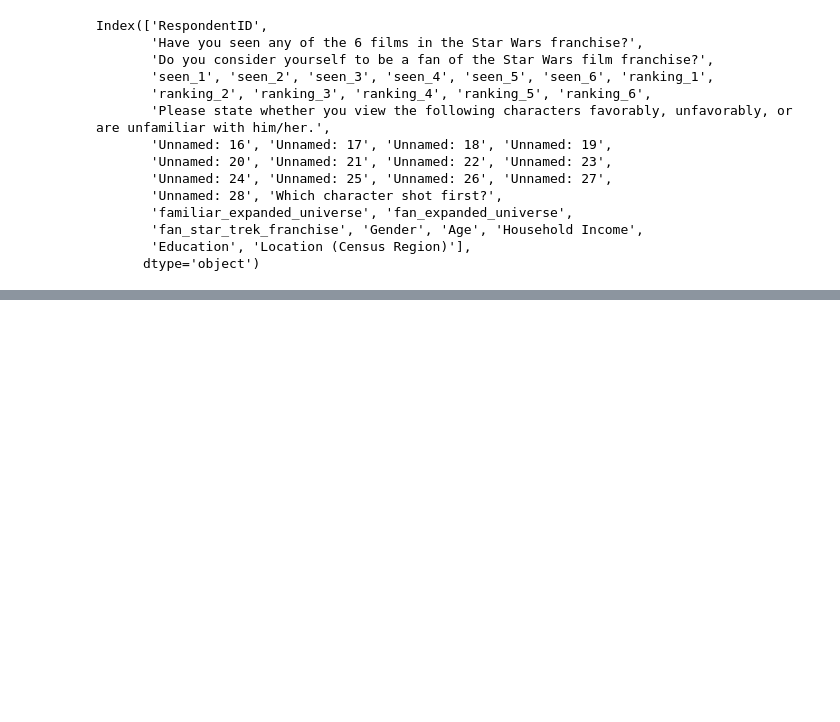
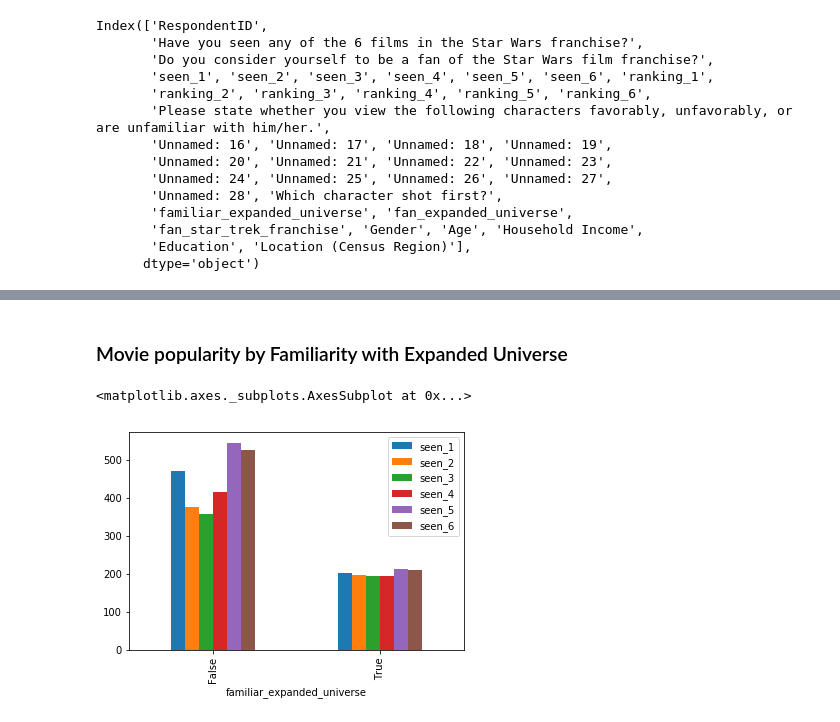
Before and after one commit to purvil/Star-Wars-survey-analysis, a Jupyter notebook: Star Wars Survey Analysis.ipynb, the cells around one changed output, grey strips where cells are left out. Saved outputs shown, nothing was run; the diff lists cells and outputs as text; code cells hidden in the pictures; blank space fills up the shorter version.

Commit message:
Movie popularity by different subgroups

```diff
--- a/Star Wars Survey Analysis.ipynb
+++ b/Star Wars Survey Analysis.ipynb
@@ -227,0 +236,2 @@ Index(['RespondentID',
+# %%
+star_wars.familiar_expanded_universe = star_wars.familiar_expanded_universe.map(yes_no_mapping)
@@ -227,0 +244,2 @@ Index(['RespondentID',
+# %%
+star_wars.familiar_expanded_universe = star_wars.familiar_expanded_universe.astype(bool)
@@ -227,0 +252,3 @@ Index(['RespondentID',
+# %%
+star_wars.fan_expanded_universe = star_wars.fan_expanded_universe.map(yes_no_mapping)
+star_wars.fan_expanded_universe.value_counts()
@@ -227,0 +265,3 @@ Index(['RespondentID',
+# %%
+star_wars.fan_star_trek_franchise = star_wars.fan_star_trek_franchise.map(yes_no_mapping)
+star_wars.fan_star_trek_franchise.value_counts()
@@ -227,0 +292,7 @@ Index(['RespondentID',
+# %% [markdown]
+### Movie popularity by Familiarity with Expanded Universe
+# %%
+star_wars.groupby('familiar_expanded_universe')['seen_1','seen_2','seen_3','seen_4','seen_5','seen_6'].sum().plot(kind='bar')
+# %% [output]
+<matplotlib.axes._subplots.AxesSubplot at 0x...>
+[figure, added]
```
Also changed, not shown: parts of 15 cells of this notebook.
